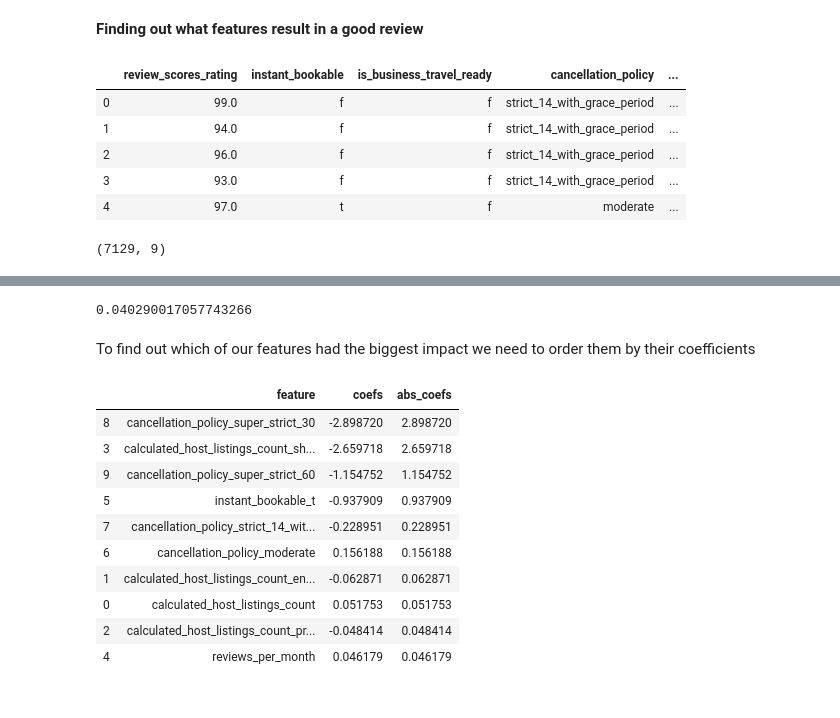
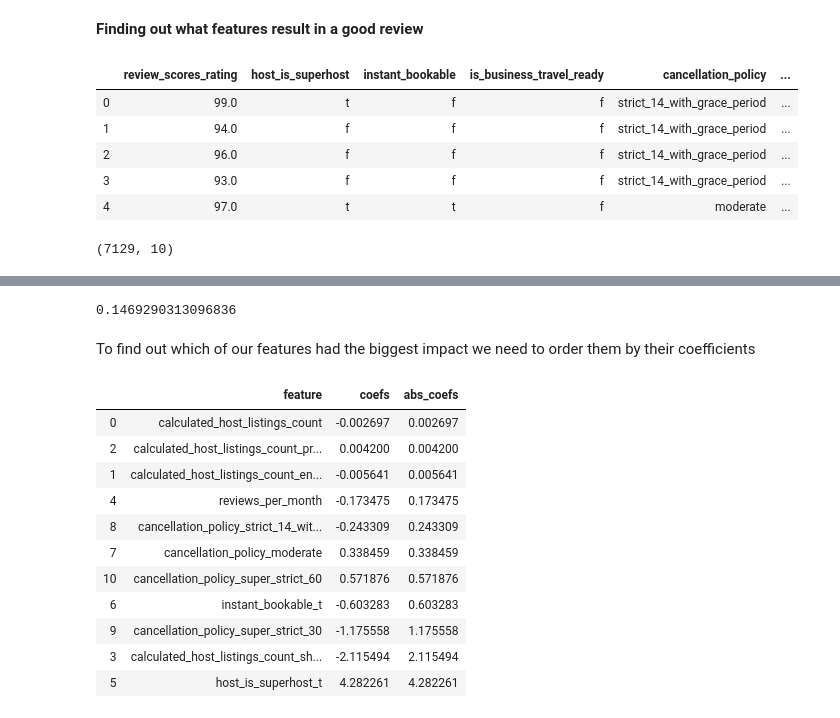
Before and after one commit to npop237/DS-Project1, a Jupyter notebook: PlanningATripToNashville.ipynb, the cells around one changed output, grey strips where cells are left out. Saved outputs shown, nothing was run; the diff lists cells and outputs as text; code cells hidden in the pictures.

```diff
--- a/PlanningATripToNashville.ipynb
+++ b/PlanningATripToNashville.ipynb
@@ -263,7 +263,7 @@ ax3.set_xlim(0,18)
 **Finding out what features result in a good review**
 # %%
 # Getting a list of features for our model
-features = ['review_scores_rating', 'instant_bookable', 'is_business_travel_ready', 'cancellation_policy', 'calculated_host_listings_count',
+features = ['review_scores_rating', 'host_is_superhost', 'instant_bookable', 'is_business_travel_ready', 'cancellation_policy', 'calculated_host_listings_count',
             'calculated_host_listings_count_entire_homes', 'calculated_host_listings_count_private_rooms',
             'calculated_host_listings_count_shared_rooms', 'reviews_per_month']
 # %%
@@ -271,16 +271,16 @@ df = properties_df[features]
 # %%
 df.head()
 # %% [output]
-|  | review_scores_rating | instant_bookable | is_business_travel_ready | cancellation_policy | ... |
-| 0 | 99.0 | f | f | strict_14_with_grace_period | ... |
-| 1 | 94.0 | f | f | strict_14_with_grace_period | ... |
-| 2 | 96.0 | f | f | strict_14_with_grace_period | ... |
-| 3 | 93.0 | f | f | strict_14_with_grace_period | ... |
-| 4 | 97.0 | t | f | moderate | ... |
+|  | review_scores_rating | host_is_superhost | instant_bookable | is_business_travel_ready | cancellation_policy | ... |
+| 0 | 99.0 | t | f | f | strict_14_with_grace_period | ... |
+| 1 | 94.0 | f | f | f | strict_14_with_grace_period | ... |
+| 2 | 96.0 | f | f | f | strict_14_with_grace_period | ... |
+| 3 | 93.0 | f | f | f | strict_14_with_grace_period | ... |
+| 4 | 97.0 | t | t | f | moderate | ... |
 # %%
 df.shape
 # %% [output]
-(7129, 9)
+(7129, 10)
 # %%
 df.describe()
 # %% [output]
@@ -298,7 +298,7 @@ df.describe()
 df = df.dropna(subset=['review_scores_rating','reviews_per_month'], axis=0)
 # %%
 # Encoding the categorical variables
-cat_cols = ['instant_bookable', 'is_business_travel_ready', 'cancellation_policy']
+cat_cols = ['host_is_superhost', 'instant_bookable', 'is_business_travel_ready', 'cancellation_policy']
 for col in  cat_cols:
     df = pd.concat([df.drop(col, axis=1), pd.get_dummies(df[col], prefix=col, prefix_sep='_', drop_first=True, dummy_na=False)], axis=1)
 # %%
@@ -321,25 +321,26 @@ y_test_preds = lm_model.predict(X_test)
 # Score our y test
 r2_score(y_test, y_test_preds)
 # %% [output]
-0.040290017057743266
+0.1469290313096836
 # %% [markdown]
 To find out which of our features had the biggest impact we need to order them by their coefficients
 # %%
 coefs_df = pd.DataFrame()
 coefs_df['feature'] = X_train.columns
 coefs_df['coefs'] = lm_model.coef_
 coefs_df['abs_coefs'] = np.abs(lm_model.coef_)
-coefs_df = coefs_df.sort_values('abs_coefs', ascending=False)
+coefs_df = coefs_df.sort_values('abs_coefs', ascending=True)
 coefs_df
 # %% [output]
 |  | feature | coefs | abs_coefs |
-| 8 | cancellation_policy_super_strict_30 | -2.898720 | 2.898720 |
-| 3 | calculated_host_listings_count_sh... | -2.659718 | 2.659718 |
-| 9 | cancellation_policy_super_strict_60 | -1.154752 | 1.154752 |
-| 5 | instant_bookable_t | -0.937909 | 0.937909 |
-| 7 | cancellation_policy_strict_14_wit... | -0.228951 | 0.228951 |
-| 6 | cancellation_policy_moderate | 0.156188 | 0.156188 |
-| 1 | calculated_host_listings_count_en... | -0.062871 | 0.062871 |
-| 0 | calculated_host_listings_count | 0.051753 | 0.051753 |
-| 2 | calculated_host_listings_count_pr... | -0.048414 | 0.048414 |
-| 4 | reviews_per_month | 0.046179 | 0.046179 |
+| 0 | calculated_host_listings_count | -0.002697 | 0.002697 |
+| 2 | calculated_host_listings_count_pr... | 0.004200 | 0.004200 |
+| 1 | calculated_host_listings_count_en... | -0.005641 | 0.005641 |
+| 4 | reviews_per_month | -0.173475 | 0.173475 |
+| 8 | cancellation_policy_strict_14_wit... | -0.243309 | 0.243309 |
+| 7 | cancellation_policy_moderate | 0.338459 | 0.338459 |
+| 10 | cancellation_policy_super_strict_60 | 0.571876 | 0.571876 |
+| 6 | instant_bookable_t | -0.603283 | 0.603283 |
+| 9 | cancellation_policy_super_strict_30 | -1.175558 | 1.175558 |
+| 3 | calculated_host_listings_count_sh... | -2.115494 | 2.115494 |
+| 5 | host_is_superhost_t | 4.282261 | 4.282261 |
```
Also changed, not shown: parts of 4 cells of this notebook.
